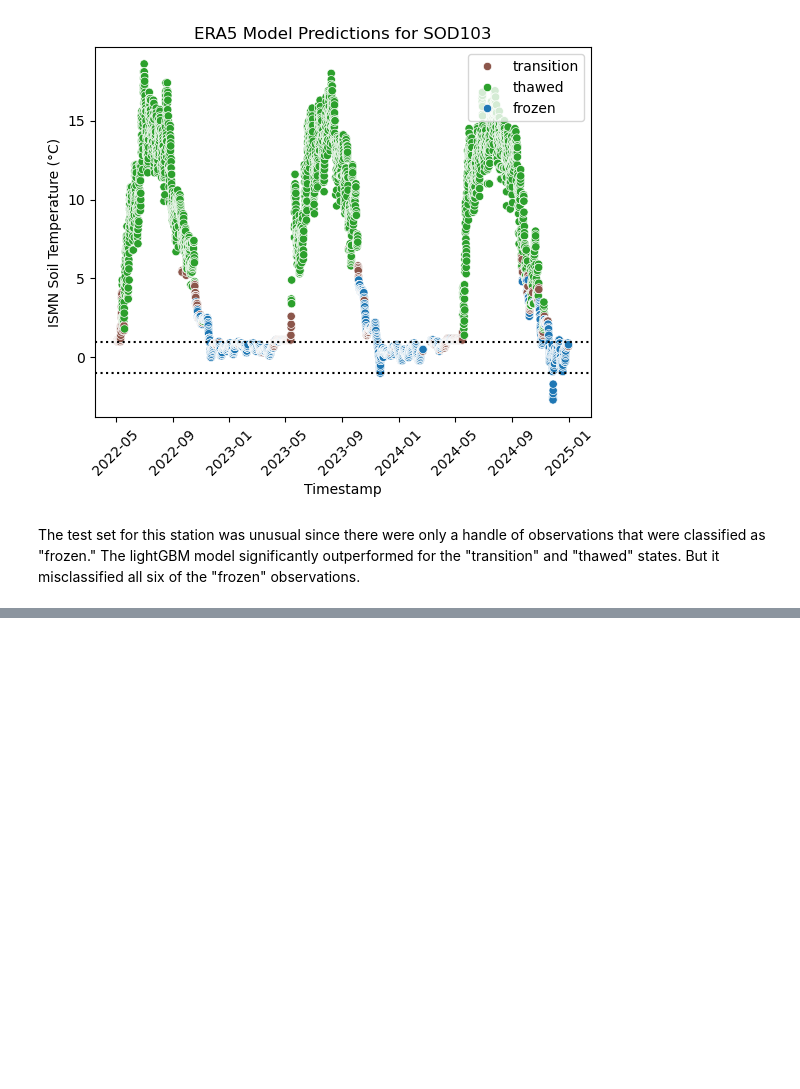
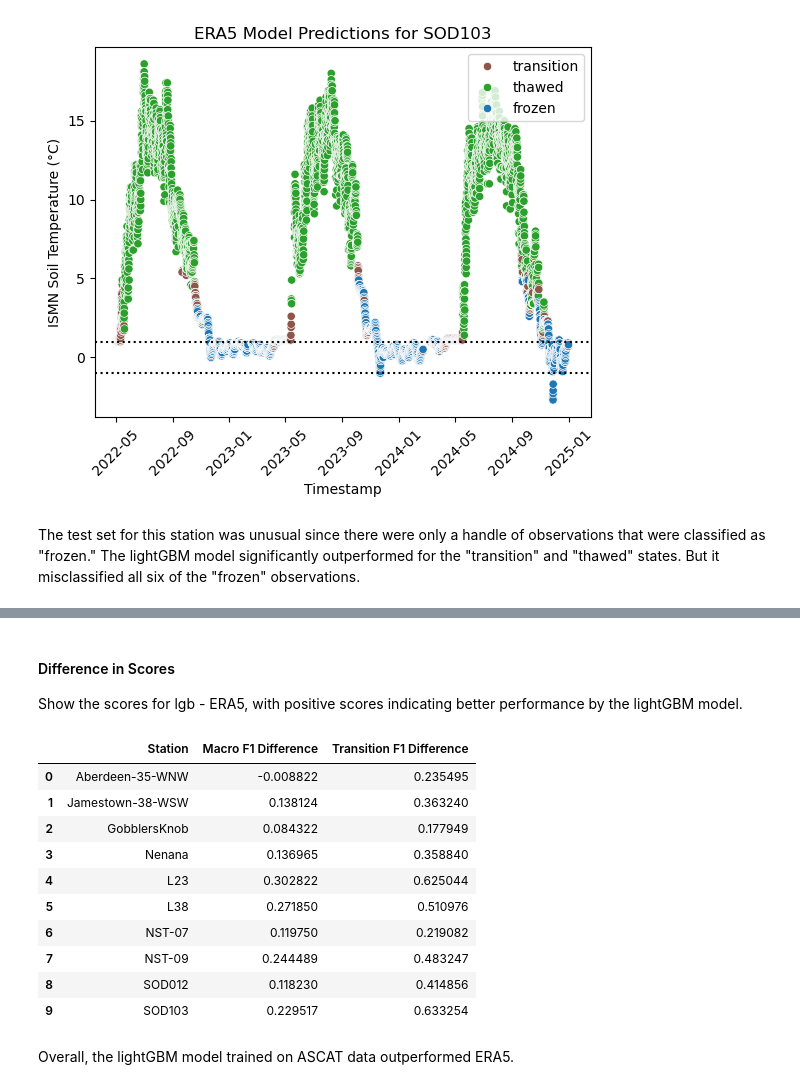
Before and after one commit to gerezk/freeze-thaw-soil-prediction, a Jupyter notebook: notebooks/model_vs_ERA5.ipynb, the cells around one changed output, grey strips where cells are left out. Cells and saved outputs as stored; diff of their text form; code cells hidden in the pictures; blank space fills up the shorter version.

Commit message:
model_vs_ERA5.ipynb finished

```diff
--- a/notebooks/model_vs_ERA5.ipynb
+++ b/notebooks/model_vs_ERA5.ipynb
@@ -609,0 +646,28 @@ The test set for this station was unusual since there were only a handle of obse
+# %% [markdown]
+#### Difference in Scores
+
+Show the scores for lgb - ERA5, with positive scores indicating better performance by the lightGBM model.
+# %%
+score_diffs = result_df_ascat.copy()
+float_cols = ["Macro F1", "Transition F1"]
+score_diffs[float_cols] = result_df_ascat[float_cols] - result_df_era5[float_cols]
+score_diffs = score_diffs.rename(columns={
+    "Macro F1": "Macro F1 Difference",
+    "Transition F1": "Transition F1 Difference",
+})
+
+score_diffs
+# %% [output]
+|  | Station | Macro F1 Difference | Transition F1 Difference |
+| 0 | Aberdeen-35-WNW | -0.008822 | 0.235495 |
+| 1 | Jamestown-38-WSW | 0.138124 | 0.363240 |
+| 2 | GobblersKnob | 0.084322 | 0.177949 |
+| 3 | Nenana | 0.136965 | 0.358840 |
+| 4 | L23 | 0.302822 | 0.625044 |
+| 5 | L38 | 0.271850 | 0.510976 |
+| 6 | NST-07 | 0.119750 | 0.219082 |
+| 7 | NST-09 | 0.244489 | 0.483247 |
+| 8 | SOD012 | 0.118230 | 0.414856 |
+| 9 | SOD103 | 0.229517 | 0.633254 |
+# %% [markdown]
+Overall, the lightGBM model trained on ASCAT data outperformed ERA5.
```
Also changed, not shown: parts of 12 cells of this notebook, 1 other file.
